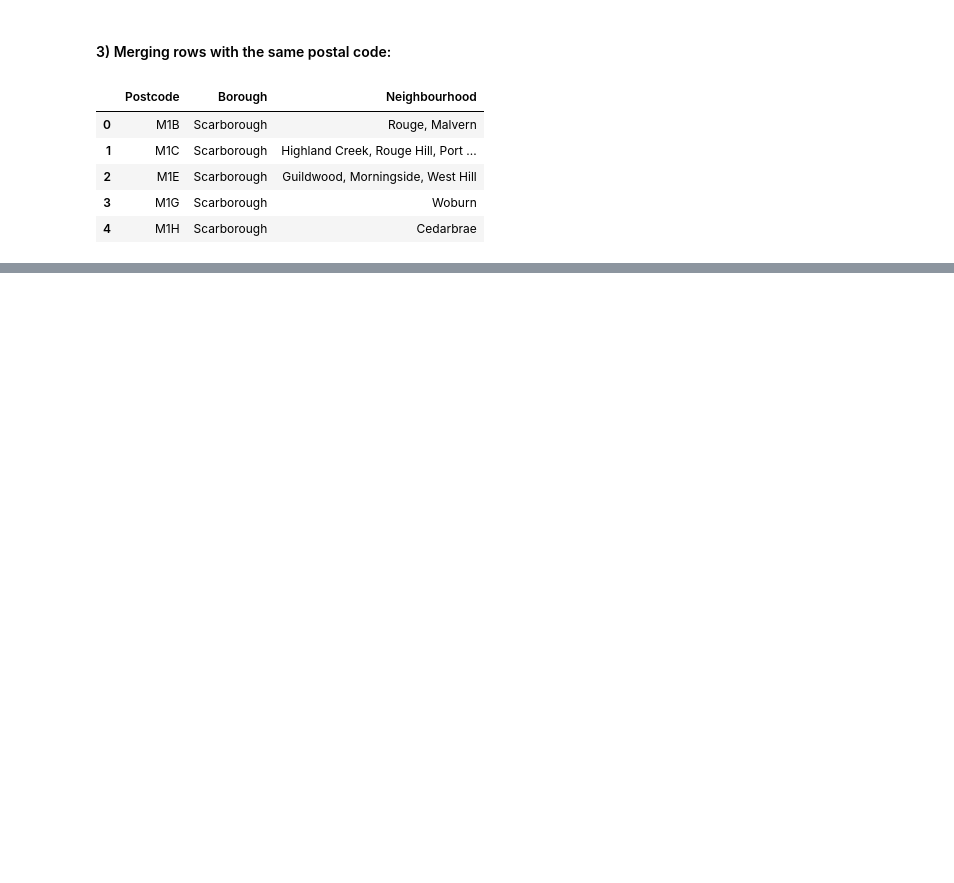
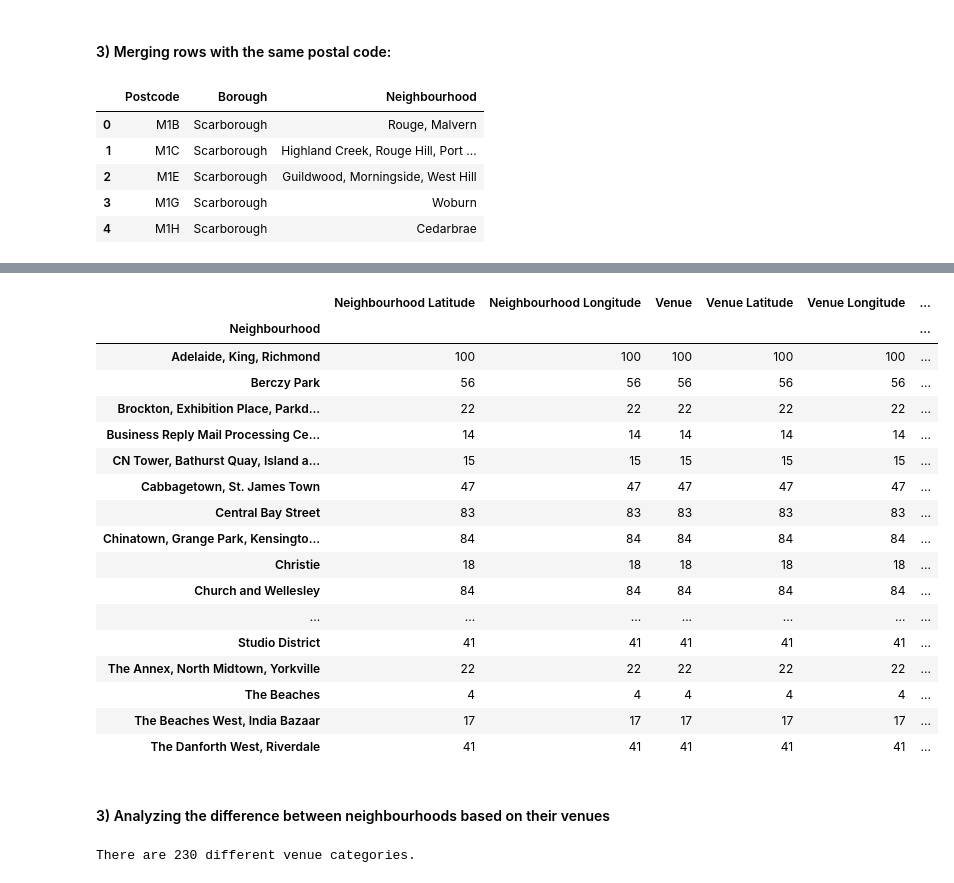
Before and after one commit to malegremoreno/Applied-Data-Science-Capstone-Project, a Jupyter notebook: MAM Capstone Project W3.ipynb, the cells around one changed output, grey strips where cells are left out. Drawn from its saved outputs; the diff is of its cells as text; code cells hidden in the pictures; blank space fills up the shorter version.

```diff
--- a/MAM Capstone Project W3.ipynb
+++ b/MAM Capstone Project W3.ipynb
@@ -92,0 +183,9 @@ Canada_PC.shape[0]
+# %%
+# Obtaining latitud and longitud values for Toronto
+address = 'Toronto'
+
+geolocator = Nominatim(user_agent="Toronto_explorer")
+location = geolocator.geocode(address)
+latitude = location.latitude
+longitude = location.longitude
+print('The geograpical coordinate of Toronto are {}, {}.'.format(latitude, longitude))
@@ -92,0 +295,28 @@ Canada_PC.shape[0]
+# %%
+# Analyzing how many venues we've found for each neighborhood:
+Tor_Ven.groupby('Neighbourhood').count()
+# %% [output]
+|  | Neighbourhood Latitude | Neighbourhood Longitude | Venue | Venue Latitude | Venue Longitude | ... |
+| Neighbourhood |  |  |  |  |  | ... |
+| Adelaide, King, Richmond | 100 | 100 | 100 | 100 | 100 | ... |
+| Berczy Park | 56 | 56 | 56 | 56 | 56 | ... |
+| Brockton, Exhibition Place, Parkd... | 22 | 22 | 22 | 22 | 22 | ... |
+| Business Reply Mail Processing Ce... | 14 | 14 | 14 | 14 | 14 | ... |
+| CN Tower, Bathurst Quay, Island a... | 15 | 15 | 15 | 15 | 15 | ... |
+| Cabbagetown, St. James Town | 47 | 47 | 47 | 47 | 47 | ... |
+| Central Bay Street | 83 | 83 | 83 | 83 | 83 | ... |
+| Chinatown, Grange Park, Kensingto... | 84 | 84 | 84 | 84 | 84 | ... |
+| Christie | 18 | 18 | 18 | 18 | 18 | ... |
+| Church and Wellesley | 84 | 84 | 84 | 84 | 84 | ... |
+| ... | ... | ... | ... | ... | ... | ... |
+| Studio District | 41 | 41 | 41 | 41 | 41 | ... |
+| The Annex, North Midtown, Yorkville | 22 | 22 | 22 | 22 | 22 | ... |
+| The Beaches | 4 | 4 | 4 | 4 | 4 | ... |
+| The Beaches West, India Bazaar | 17 | 17 | 17 | 17 | 17 | ... |
+| The Danforth West, Riverdale | 41 | 41 | 41 | 41 | 41 | ... |
+# %% [markdown]
+#### 3) Analyzing the difference between neighbourhoods based on their venues
+# %%
+print('There are {} different venue categories.'.format(len(Tor_Ven['Venue Category'].unique())))
+# %% [output]
+There are 230 different venue categories.
```
Also changed, not shown: parts of 45 cells of this notebook.
